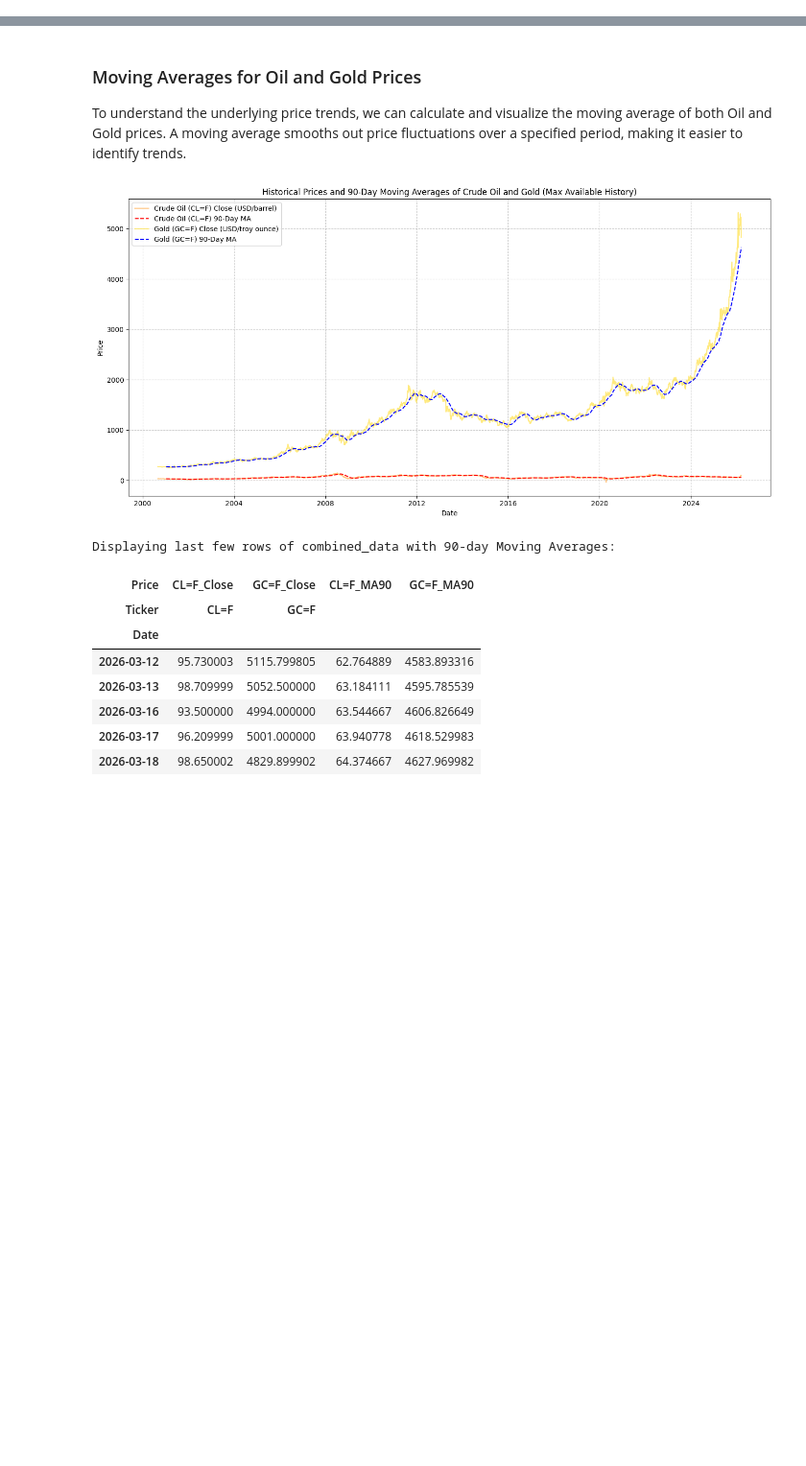
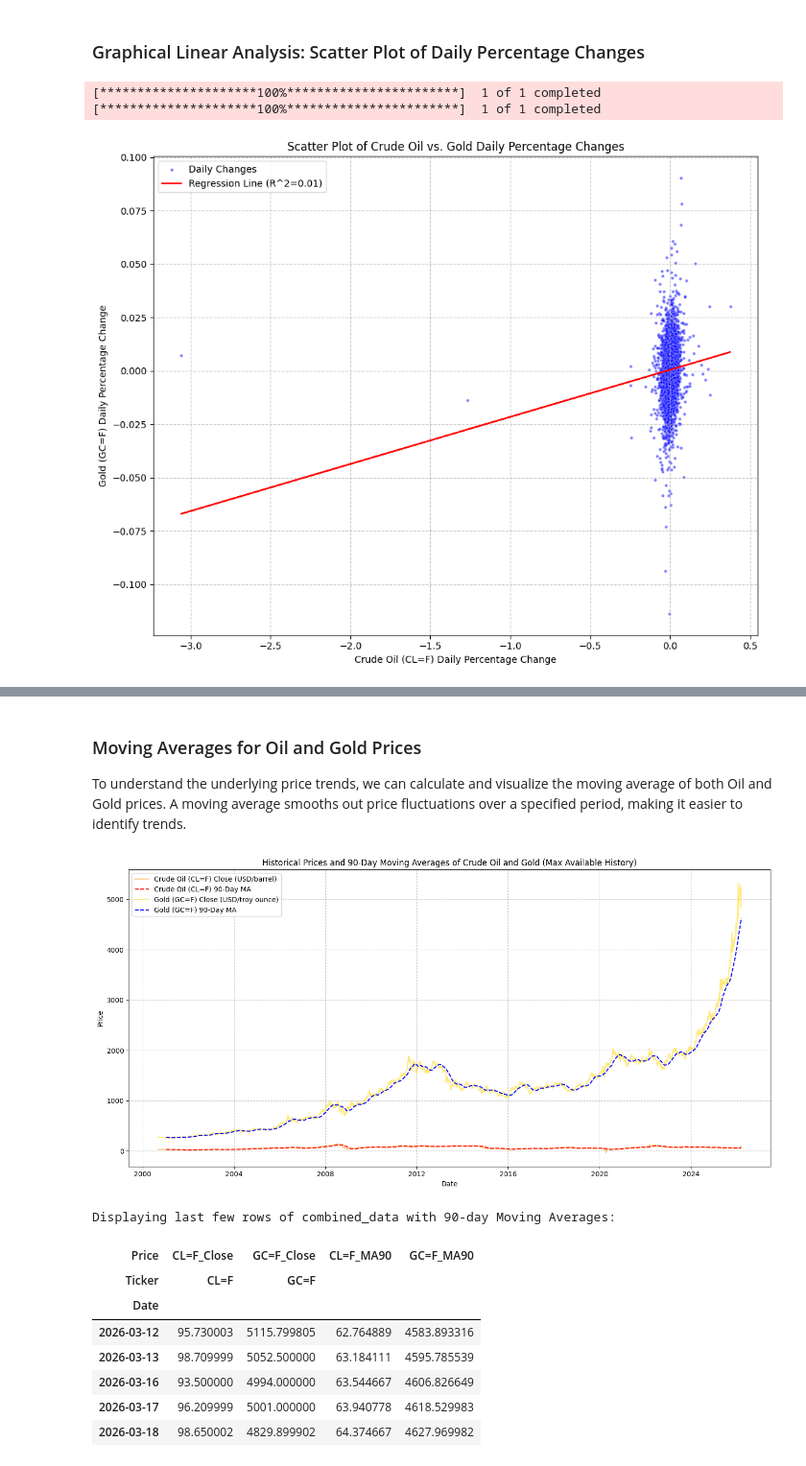
Before and after one commit to GUIVICFISHER/RiskNeutralKernel2026, a Jupyter notebook: STOCK_ANALYZER_EXP_1_ALPACA_CONNECT.ipynb, the cells around one changed output, grey strips where cells are left out. Shown at 96% size. Drawn from its saved outputs; the diff is of its cells as text; code cells hidden in the pictures; blank space fills up the shorter version.

```diff
--- a/STOCK_ANALYZER_EXP_1_ALPACA_CONNECT.ipynb
+++ b/STOCK_ANALYZER_EXP_1_ALPACA_CONNECT.ipynb
@@ -1,2 +1,82 @@
 # %% [markdown]
 <a href="https://colab.research.google.com/github/GUIVICFISHER/RiskNeutralKernel2026/blob/main/STOCK_ANALYZER_EXP_1_ALPACA_CONNECT.ipynb" target="_parent"><img src="https://colab.research.google.com/assets/colab-badge.svg" alt="Open In Colab"/></a>
+# %% [markdown]
+### Graphical Linear Analysis: Scatter Plot of Daily Percentage Changes
+# %%
+import yfinance as yf
+import pandas as pd
+import matplotlib.pyplot as plt
+import seaborn as sns
+from scipy.stats import linregress
+
+# Define ticker symbols for Oil and Gold futures
+oil_ticker = 'CL=F'
+gold_ticker = 'GC=F'
+period = 'max'
+
+# Fetch data for Oil
+oil_data = yf.download(oil_ticker, period=period)
+oil_data = oil_data[['Close']].rename(columns={'Close': f'{oil_ticker}_Close'})
+
+# Fetch data for Gold
+gold_data = yf.download(gold_ticker, period=period)
+gold_data = gold_data[['Close']].rename(columns={'Close': f'{gold_ticker}_Close'})
+
+# Merge the data into a single DataFrame
+combined_data = pd.concat([oil_data, gold_data], axis=1).dropna()
+
+# Flatten MultiIndex columns and rename for simpler access
+combined_data.columns = ['Oil_Close', 'Gold_Close']
+
+# Calculate the daily percentage change for correlation analysis
+price_changes = combined_data.pct_change().dropna()
+
+# Extract daily percentage changes for Oil and Gold, ensuring they are Series
+oil_changes = price_changes['Oil_Close'].squeeze()
+gold_changes = price_changes['Gold_Close'].squeeze()
+
+# Drop any remaining NaNs in either series to ensure clean plotting
+df_scatter = pd.DataFrame({
+    'Oil_Daily_Change': oil_changes,
+    'Gold_Daily_Change': gold_changes
+}).dropna()
+
+# Perform linear regression
+lin_regress_results = linregress(df_scatter['Oil_Daily_Change'], df_scatter['Gold_Daily_Change'])
+
+plt.figure(figsize=(10, 8))
+sns.scatterplot(
+    x='Oil_Daily_Change',
+    y='Gold_Daily_Change',
+    data=df_scatter,
+    alpha=0.5,
+    s=10,
+    color='blue',
+    label='Daily Changes'
+)
+
+# Add the regression line
+plt.plot(
+    df_scatter['Oil_Daily_Change'],
+    lin_regress_results.intercept + lin_regress_results.slope * df_scatter['Oil_Daily_Change'],
+    color='red',
+    label=f'Regression Line (R^2={lin_regress_results.rvalue**2:.2f})'
+)
+
+plt.title('Scatter Plot of Crude Oil vs. Gold Daily Percentage Changes')
+plt.xlabel(f'Crude Oil ({oil_ticker}) Daily Percentage Change')
+plt.ylabel(f'Gold ({gold_ticker}) Daily Percentage Change')
+plt.grid(True, linestyle='--', alpha=0.7)
+plt.legend()
+plt.tight_layout()
+plt.show()
+
+print(f"Linear Regression Results for Oil vs. Gold Daily Changes:")
+print(f"  Slope: {lin_regress_results.slope:.4f}")
+print(f"  Intercept: {lin_regress_results.intercept:.4f}")
+print(f"  R-squared: {lin_regress_results.rvalue**2:.4f}")
+print(f"  P-value: {lin_regress_results.pvalue:.4f}")
+# %% [output]
+[*********************100%***********************]  1 of 1 completed
+[*********************100%***********************]  1 of 1 completed
+[figure, added]
```
Also changed, not shown: parts of 9 cells of this notebook.
